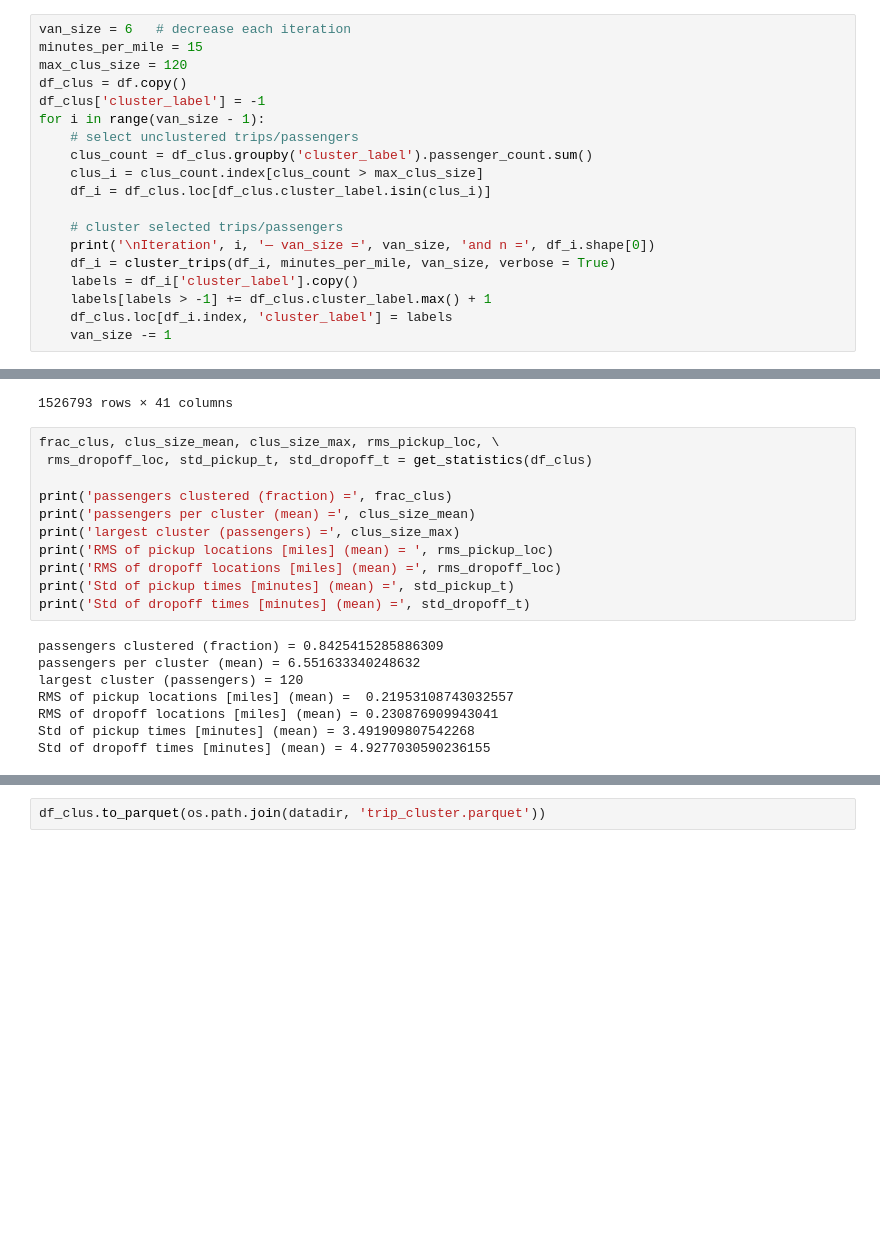
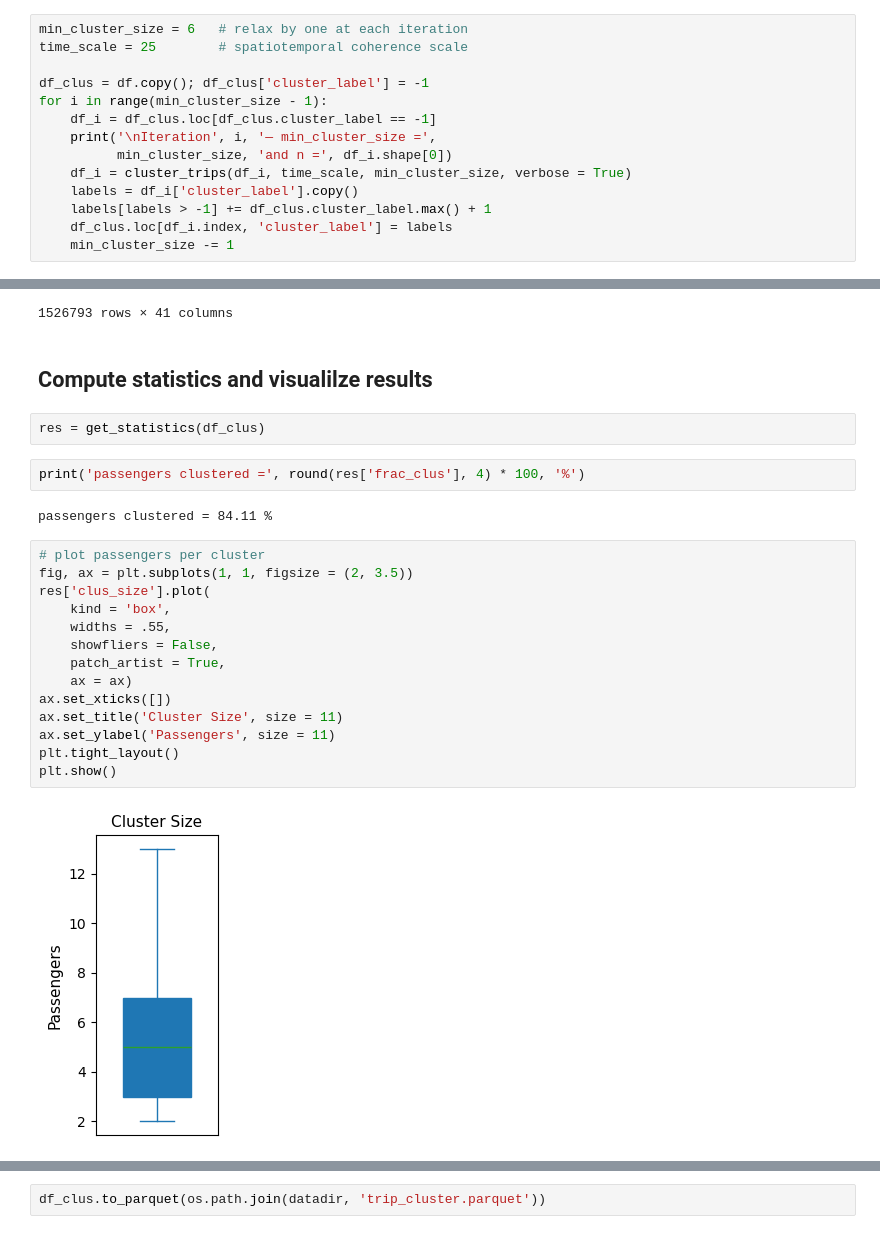
Before and after one commit to calebclayreagor/nyc-taxi-efficiency, a Jupyter notebook: notebooks/01_clustering.ipynb, the cells around one changed output, grey strips where cells are left out. Saved outputs shown, nothing was run; the diff lists cells and outputs as text; blank space fills up the shorter version.

```diff
--- a/notebooks/01_clustering.ipynb
+++ b/notebooks/01_clustering.ipynb
@@ -115,22 +128,17 @@ plt.show()
 # %% [markdown]
 ## Final iterative HDBSCAN clustering
 # %%
-van_size = 6   # decrease each iteration
-minutes_per_mile = 15
-max_clus_size = 120
-df_clus = df.copy()
-df_clus['cluster_label'] = -1
-for i in range(van_size - 1):
-    # select unclustered trips/passengers
-    clus_count = df_clus.groupby('cluster_label').passenger_count.sum()
-    clus_i = clus_count.index[clus_count > max_clus_size]
-    df_i = df_clus.loc[df_clus.cluster_label.isin(clus_i)]
+min_cluster_size = 6   # relax by one at each iteration
+time_scale = 25        # spatiotemporal coherence scale
 
-    # cluster selected trips/passengers
-    print('\nIteration', i, '— van_size =', van_size, 'and n =', df_i.shape[0])
-    df_i = cluster_trips(df_i, minutes_per_mile, van_size, verbose = True)
+df_clus = df.copy(); df_clus['cluster_label'] = -1
+for i in range(min_cluster_size - 1):
+    df_i = df_clus.loc[df_clus.cluster_label == -1]
+    print('\nIteration', i, '— min_cluster_size =',
+          min_cluster_size, 'and n =', df_i.shape[0])
+    df_i = cluster_trips(df_i, time_scale, min_cluster_size, verbose = True)
     labels = df_i['cluster_label'].copy()
     labels[labels > -1] += df_clus.cluster_label.max() + 1
     df_clus.loc[df_i.index, 'cluster_label'] = labels
-    van_size -= 1
+    min_cluster_size -= 1
 # %% [output]
@@ -167,22 +175,27 @@ df_clus
 | 1526791 | D42076D7B45BCFBB8D544D765C2FB094 | DC3A15804D7193B647BA71166CF161A8 | POINT (9.98e+05 2.25e+05) | 2013-06-09 23:58:00 | CMT | 1 | N | ... |
 | 1526792 | 56CF5E3DD6328847A51069D962EA293E | C00587622849F0BA2F250F7AAEFD74D6 | POINT (9.99e+05 2.43e+05) | 2013-06-09 23:58:00 | CMT | 1 | N | ... |
 1526793 rows × 41 columns
-# %%
-frac_clus, clus_size_mean, clus_size_max, rms_pickup_loc, \
- rms_dropoff_loc, std_pickup_t, std_dropoff_t = get_statistics(df_clus)
-
-print('passengers clustered (fraction) =', frac_clus)
-print('passengers per cluster (mean) =', clus_size_mean)
-print('largest cluster (passengers) =', clus_size_max)
-print('RMS of pickup locations [miles] (mean) = ', rms_pickup_loc)
-print('RMS of dropoff locations [miles] (mean) =', rms_dropoff_loc)
-print('Std of pickup times [minutes] (mean) =', std_pickup_t)
-print('Std of dropoff times [minutes] (mean) =', std_dropoff_t)
-# %% [output]
-passengers clustered (fraction) = 0.8425415285886309
-passengers per cluster (mean) = 6.551633340248632
-largest cluster (passengers) = 120
-RMS of pickup locations [miles] (mean) =  0.21953108743032557
-RMS of dropoff locations [miles] (mean) = 0.230876909943041
-Std of pickup times [minutes] (mean) = 3.491909807542268
-Std of dropoff times [minutes] (mean) = 4.9277030590236155
+# %% [markdown]
+## Compute statistics and visualilze results
+# %%
+res = get_statistics(df_clus)
+# %%
+print('passengers clustered =', round(res['frac_clus'], 4) * 100, '%')
+# %% [output]
+passengers clustered = 84.11 %
+# %%
+# plot passengers per cluster
+fig, ax = plt.subplots(1, 1, figsize = (2, 3.5))
+res['clus_size'].plot(
+    kind = 'box',
+    widths = .55,
+    showfliers = False,
+    patch_artist = True,
+    ax = ax)
+ax.set_xticks([])
+ax.set_title('Cluster Size', size = 11)
+ax.set_ylabel('Passengers', size = 11)
+plt.tight_layout()
+plt.show()
+# %% [output]
+[figure, added]
```
Also changed, not shown: parts of 11 cells of this notebook, 2 other files.
